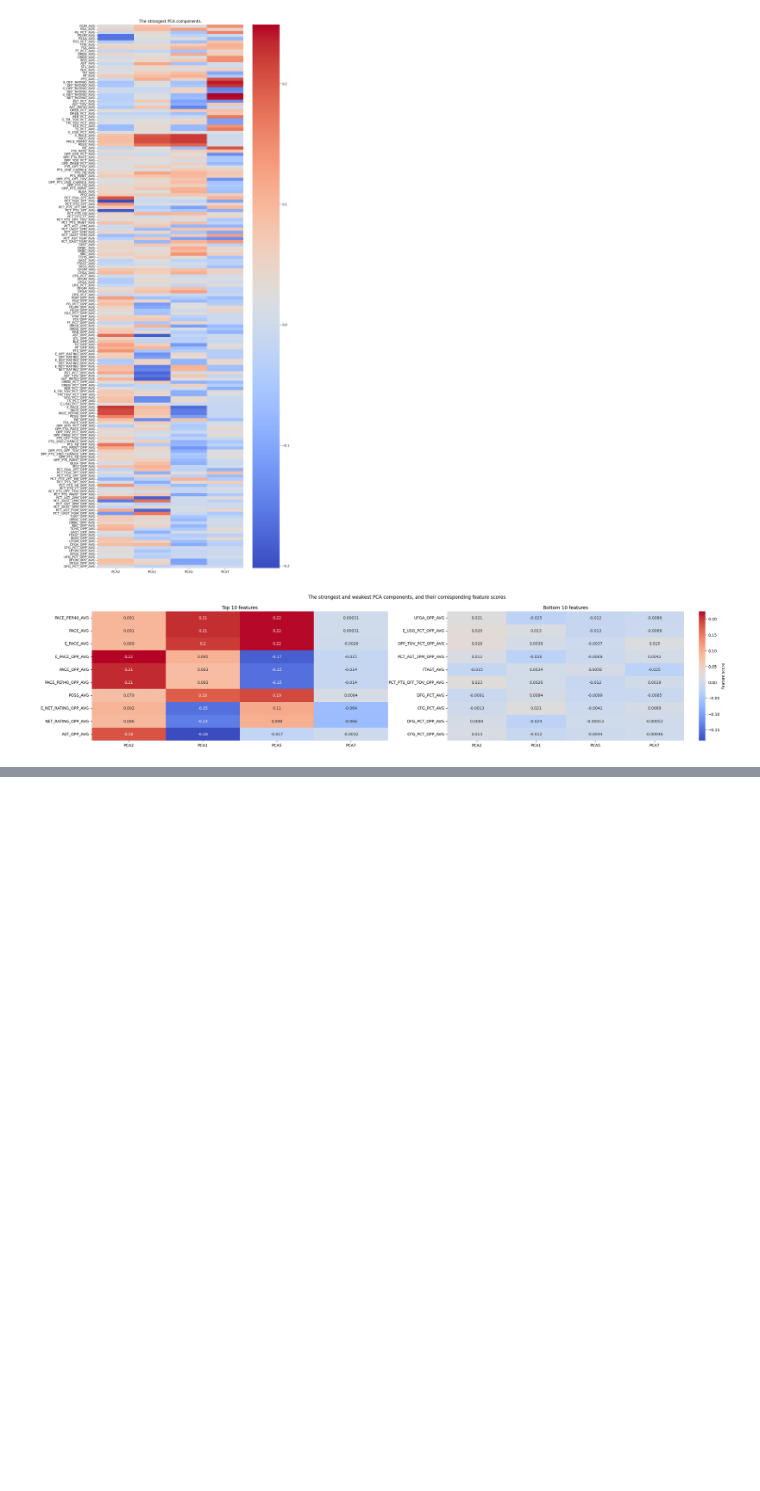
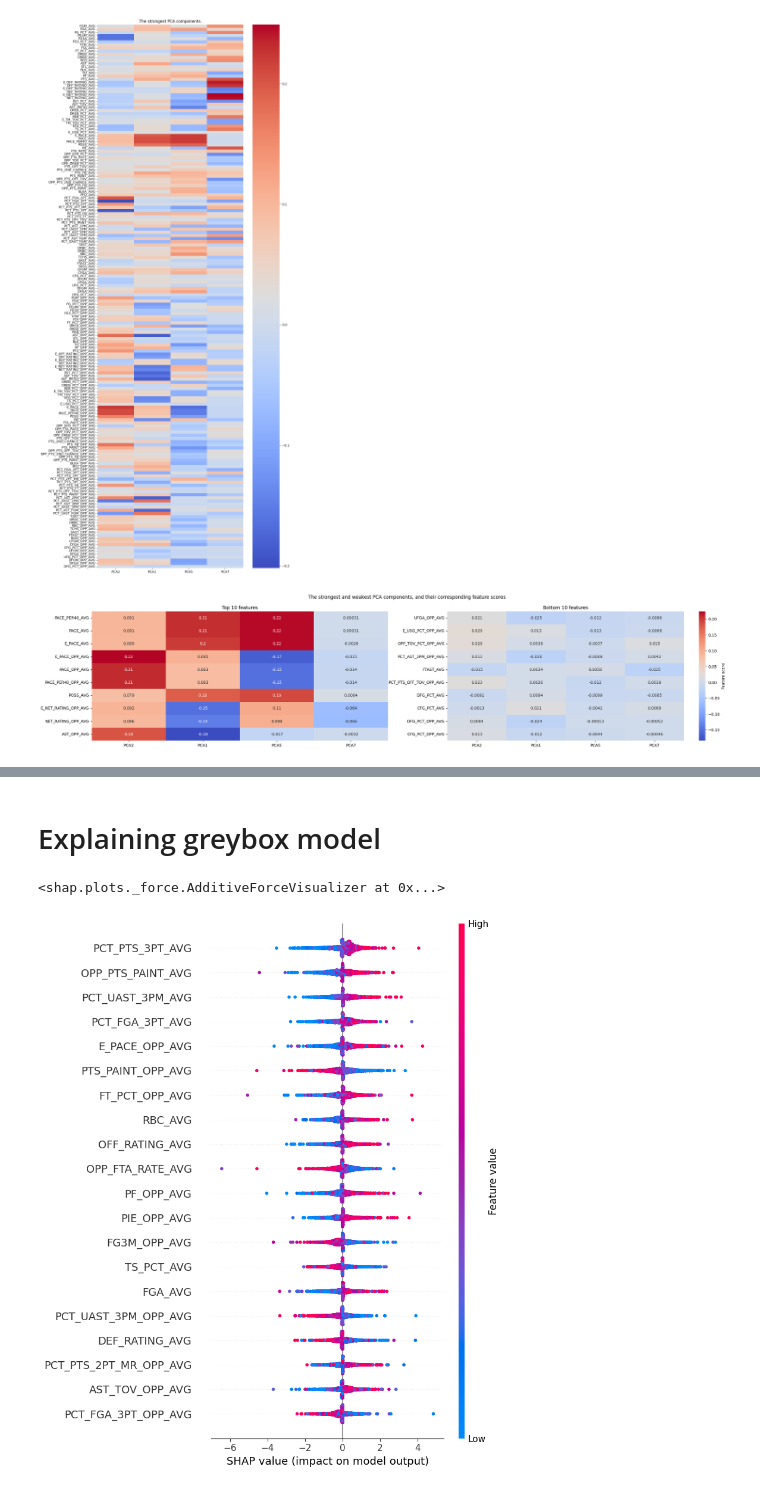
Before and after one commit to boiboozled/predicting_nba_margin_of_victory, a Jupyter notebook: explaining_models.ipynb, the cells around one changed output, grey strips where cells are left out. Saved outputs shown, nothing was run; the diff lists cells and outputs as text; code cells hidden in the pictures; blank space fills up the shorter version.

```diff
--- a/explaining_models.ipynb
+++ b/explaining_models.ipynb
@@ -265,0 +321,50 @@ The top 4 pca features (based on permutation importance) were the same for the t
+# %% [markdown]
+# Explaining greybox model
+# %%
+import tensorflow as tf
+
+class Autoencoder(tf.keras.Model):
+    def __init__(self, num_features, encoding_dim):
+        super(Autoencoder, self).__init__()
+        self.encoder = tf.keras.Sequential([
+            tf.keras.layers.Dense(512, activation='relu'),
+            tf.keras.layers.Dense(256, activation='relu'),
+            tf.keras.layers.Dense(128, activation='relu'),
+            tf.keras.layers.Dense(64, activation='relu'),
+            tf.keras.layers.Dense(encoding_dim, activation='relu')
+        ])
+        self.decoder = tf.keras.Sequential([
+            tf.keras.layers.Dense(64, activation='relu'),
+            tf.keras.layers.Dense(128, activation='relu'),
+            tf.keras.layers.Dense(256, activation='relu'),
+            tf.keras.layers.Dense(512, activation='relu'),
+            tf.keras.layers.Dense(num_features, activation='relu')
+        ])
+
+    def call(self, x):
+        encoded = self.encoder(x)
+        decoded = self.decoder(encoded)
+        return decoded
+
+ae = Autoencoder(num_features=X_train_scaled.shape[1], encoding_dim=32)
+ae.compile(optimizer='adam', loss='mse')
+
+ae.load_weights('models/autoencoder/ae_model.keras')
+# %%
+xgb = joblib.load("models/greybox_models/xgboost_model.pkl")
+# %%
+def predict_grey_xgb(X):
+    encoded = ae.encoder(X)
+    return xgb.predict(encoded).flatten()
+# %%
+shap_xgb_explainer = shap.KernelExplainer(predict_grey_xgb, X_train_scaled[:50,:])
+shap_values = shap_xgb_explainer.shap_values(X_test_scaled[4,:], nsamples=500)
+# %%
+shap.force_plot(shap_xgb_explainer.expected_value, shap_values, X_test_scaled[4,:], feature_names=cols_needed)
+# %% [output]
+<shap.plots._force.AdditiveForceVisualizer at 0x...>
+# %%
+shap_values = shap_xgb_explainer.shap_values(X_test_scaled, nsamples=500)
+shap.summary_plot(shap_values, X_test_scaled, feature_names=cols_needed)
+# %% [output]
+[figure, added]
```
Also changed, not shown: parts of 12 cells of this notebook.
